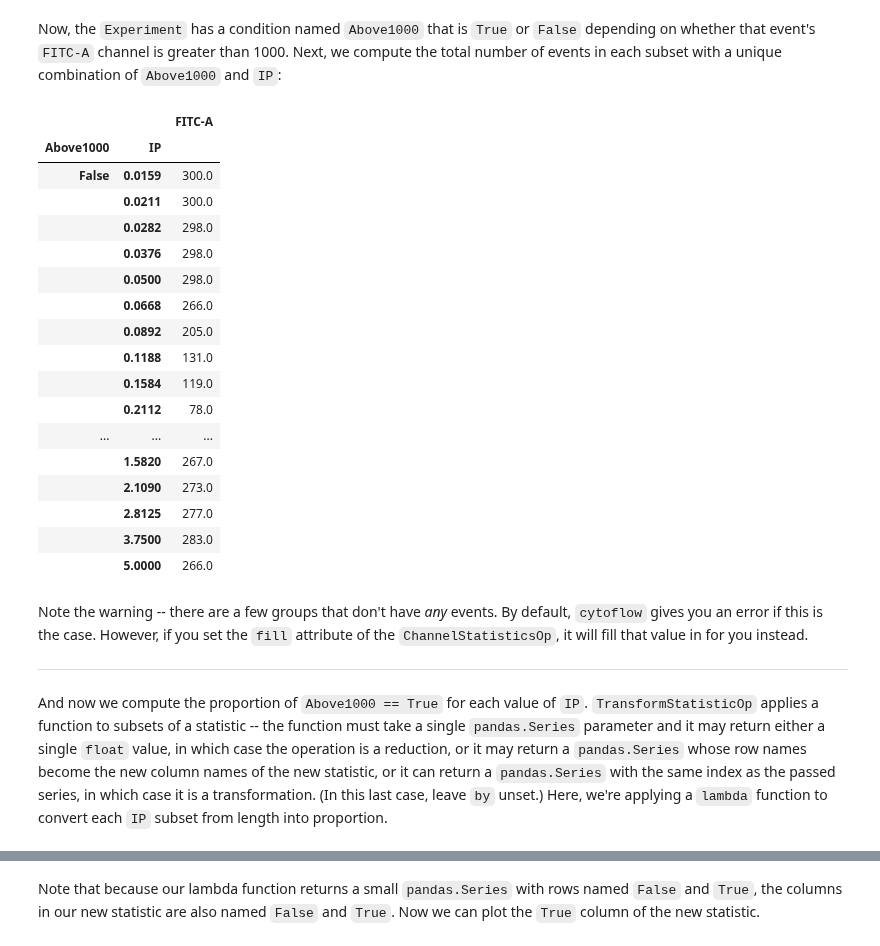
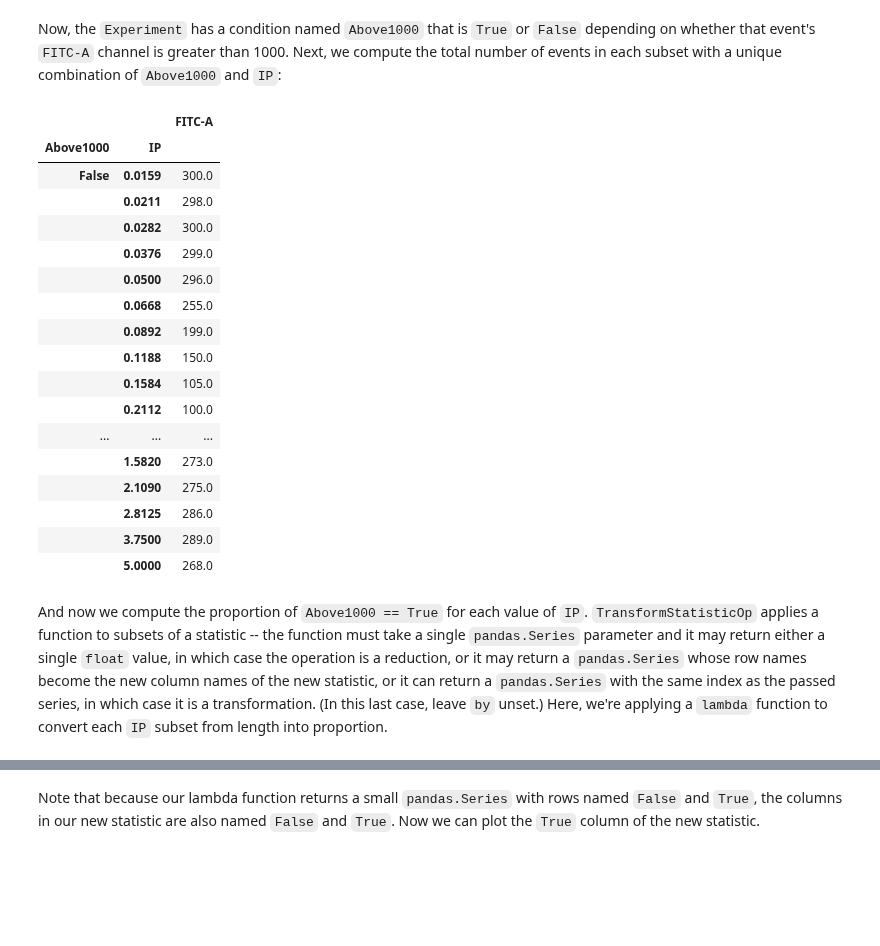
Before and after one commit to cytoflow/cytoflow, a Jupyter notebook: docs/examples-basic/Statistics.ipynb, the cells around one changed output, grey strips where cells are left out. Saved outputs shown, nothing was run; the diff lists cells and outputs as text; code cells hidden in the pictures; blank space fills up the shorter version.

```diff
--- a/docs/examples-basic/Statistics.ipynb
+++ b/docs/examples-basic/Statistics.ipynb
@@ -217,34 +217,29 @@ Now, the `Experiment` has a condition named `Above1000` that is `True` or `False
 # %%
 ex3 = flow.ChannelStatisticOp(name = "Above1000",
                               by = ["Above1000", "IP"],
                               channel = "FITC-A",
-                              function = len,
-                              fill = 0).apply(ex2)
+                              function = len).apply(ex2)
 ex3.statistics["Above1000"]
 # %% [output]
 |  |  | FITC-A |
 | Above1000 | IP |  |
 | False | 0.0159 | 300.0 |
-|  | 0.0211 | 300.0 |
-|  | 0.0282 | 298.0 |
-|  | 0.0376 | 298.0 |
-|  | 0.0500 | 298.0 |
-|  | 0.0668 | 266.0 |
-|  | 0.0892 | 205.0 |
-|  | 0.1188 | 131.0 |
-|  | 0.1584 | 119.0 |
-|  | 0.2112 | 78.0 |
+|  | 0.0211 | 298.0 |
+|  | 0.0282 | 300.0 |
+|  | 0.0376 | 299.0 |
+|  | 0.0500 | 296.0 |
+|  | 0.0668 | 255.0 |
+|  | 0.0892 | 199.0 |
+|  | 0.1188 | 150.0 |
+|  | 0.1584 | 105.0 |
+|  | 0.2112 | 100.0 |
 | ... | ... | ... |
-|  | 1.5820 | 267.0 |
-|  | 2.1090 | 273.0 |
-|  | 2.8125 | 277.0 |
-|  | 3.7500 | 283.0 |
-|  | 5.0000 | 266.0 |
+|  | 1.5820 | 273.0 |
+|  | 2.1090 | 275.0 |
+|  | 2.8125 | 286.0 |
+|  | 3.7500 | 289.0 |
+|  | 5.0000 | 268.0 |
 # %% [markdown]
-Note the warning -- there are a few groups that don't have *any* events. By default, `cytoflow` gives you an error if this is the case. However, if you set the `fill` attribute of the `ChannelStatisticsOp`, it will fill that value in for you instead.
-
----
-
 And now we compute the proportion of `Above1000 == True` for each value of `IP`.  `TransformStatisticOp` applies a function to subsets of a statistic -- the function must take a single `pandas.Series` parameter and it may return either a single `float` value, in which case the operation is a reduction, or it may return a `pandas.Series` whose row names become the new column names of the new statistic, or it can return a `pandas.Series` with the same index as the passed series, in which case it is a transformation. (In this last case, leave `by` unset.) Here, we're applying a `lambda` function to convert each `IP` subset from length into proportion.
 # %%
 import pandas as pd
```
Also changed, not shown: parts of 14 cells of this notebook, 2 other files.
